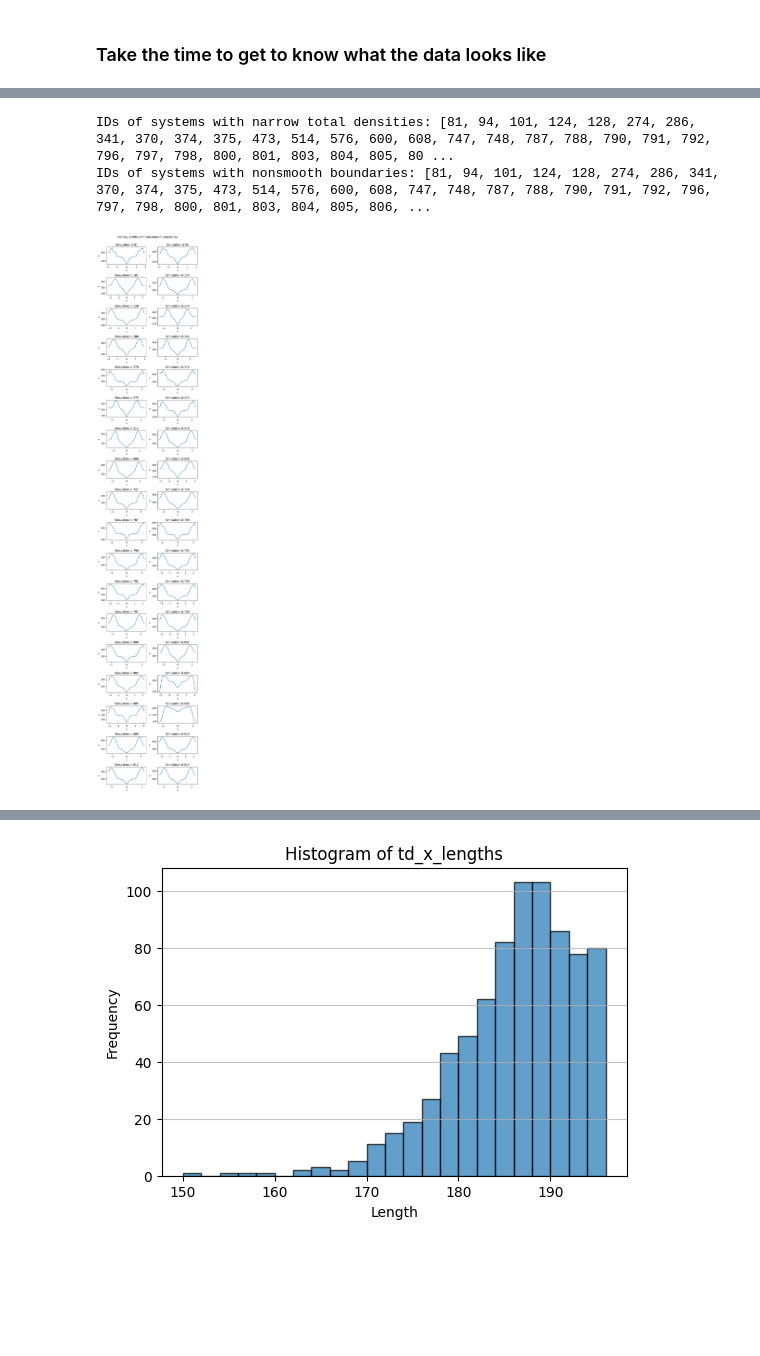
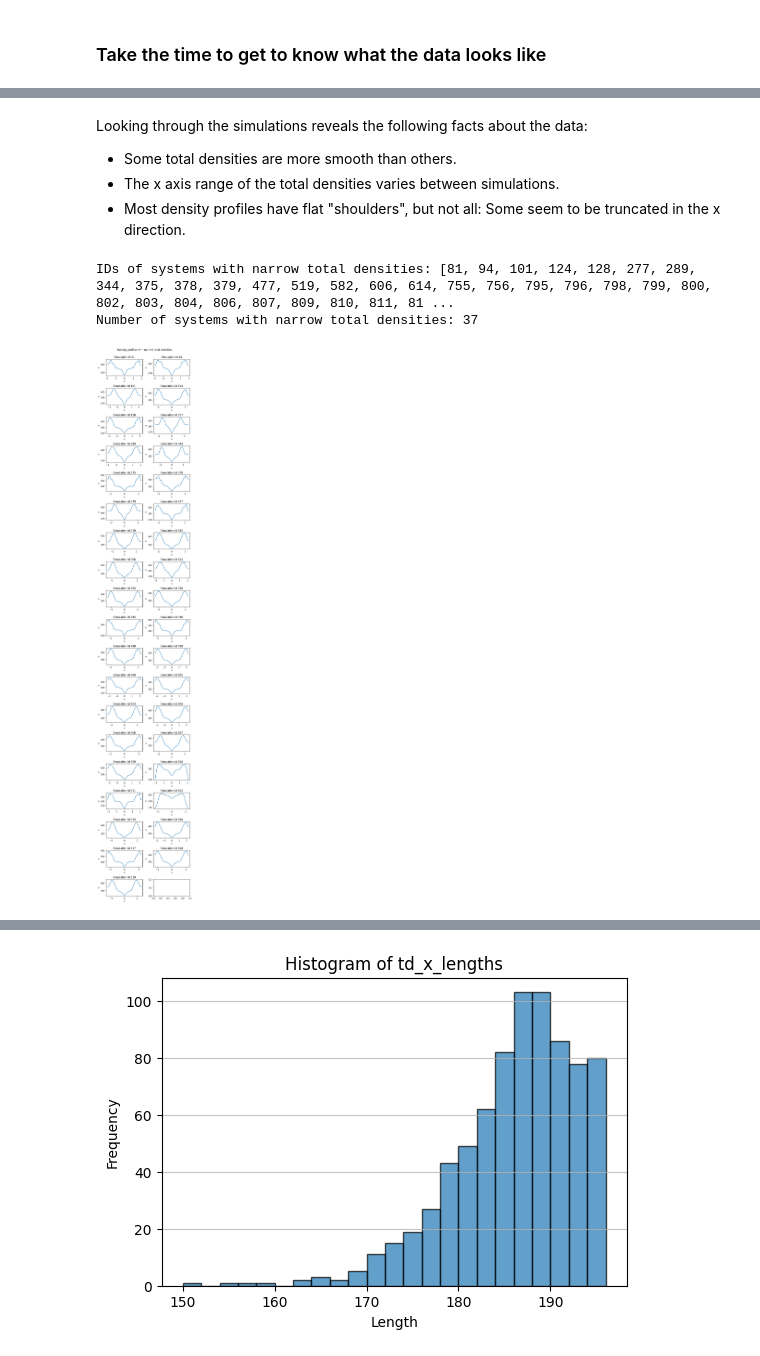
Before and after one commit to Simula-Consulting/NMRlipids, a Jupyter notebook: FormFactor_to_TotalDensity_model_training_walkthrough.ipynb, the cells around one changed output, grey strips where cells are left out. Drawn from its saved outputs; the diff is of its cells as text; code cells hidden in the pictures; blank space fills up the shorter version.

Commit message:
Correcet indexes of systems

```diff
--- a/FormFactor_to_TotalDensity_model_training_walkthrough.ipynb
+++ b/FormFactor_to_TotalDensity_model_training_walkthrough.ipynb
@@ -116,36 +128,33 @@ Number of form factor and total density pairs: 774
 # %%
 # Visualize form factors and total density profiles
 # Rerun this block to cycle through different simulations
-#start_id = 76  # Or use this line to see specific simulations
+# start_of_plotting = 0  # Or use this line to reset the plot couinter
 
-if 'start_id' not in globals():
-    start_id = 0
+if 'start_of_plotting' not in globals():
+    start_of_plotting = 0
 
 # # Plot four density profiles
 ff_fig, ff_axs = plt.subplots(nrows=2, ncols=2)
-#plt.suptitle("Form factors of simulations " + str(start_id) + " to " + str(start_id+3))
+#plt.suptitle("Form factors of simulations " + str(start_of_plotting) + " to " + str(start_of_plotting+3))
 ff_axs = ff_axs.flatten()
 
 td_fig, td_axs = plt.subplots(nrows=2, ncols=2)
-#plt.suptitle("Density profiles of simulations " + str(start_id) + " to " + str(start_id+3))
+#plt.suptitle("Density profiles of simulations " + str(start_of_plotting) + " to " + str(start_of_plotting+3))
 td_axs = td_axs.flatten()
 
-simulation_counter = 0
 plot_index = 0
-for x_vector, y_vector, ff_vector in zip(all_td_x, all_td_y, all_ff):
-    if simulation_counter >= start_id:
+for plot_counter, (system_id, x_vector, y_vector, ff_vector) in enumerate(zip(system_ids, all_td_x, all_td_y, all_ff)):
+    if plot_counter >= start_of_plotting:
         ff_axs[plot_index].plot(ff_vector)
-        ff_axs[plot_index].set_title("Simulation id " + str(system_ids[simulation_counter]))
+        ff_axs[plot_index].set_title("Simulation id " + str(system_id))
         td_axs[plot_index].plot(x_vector, y_vector)
         td_axs[plot_index].set_xlabel("x")
         td_axs[plot_index].set_ylabel("y")
-        td_axs[plot_index].set_title("Simulation id " + str(system_ids[simulation_counter]))
+        td_axs[plot_index].set_title("Simulation id " + str(system_id))
         plot_index += 1
         if plot_index >= 4:
-            start_id = simulation_counter + 1
+            start_of_plotting = plot_counter + 1
             break
-    simulation_counter += 1
-    simulation_counter = 0 if simulation_counter >= N_experiments else simulation_counter
 ff_fig.tight_layout()
 td_fig.tight_layout()
 # %% [output]
@@ -154,38 +163,37 @@ td_fig.tight_layout()
+# %% [markdown]
+Looking through the simulations reveals the following facts about the data:
+- Some total densities are more smooth than others.
+- The x axis range of the total densities varies between simulations.
+- Most density profiles have flat "shoulders", but not all: Some seem to be truncated in the x direction.
 # %%
 # Find the systems with narrow x dimension
 narrow_limit = 2.9 # Many systems whose total density profiles are narrower than [-2.9, 2.9] seem to have nonsmooth periodic conditions that are not marked by errors
 narrow_td_systems = []
-simulation_counter = 0
-for simulation_counter, (x_vector, y_vector, ff_vector) in enumerate(zip(all_td_x, all_td_y, all_ff)):
+for system_id, x_vector, y_vector, ff_vector in zip(system_ids, all_td_x, all_td_y, all_ff):
     if max(x_vector) < narrow_limit:
-        narrow_td_systems.append(system_ids[simulation_counter])
+        narrow_td_systems.append(system_id)
 print("IDs of systems with narrow total densities:", narrow_td_systems)
-
-# These are identified as fine after visual inspection:
-narrow_but_fine_ids = [39, 49, 86, 180, 275, 349, 493, 511, 691, 707, 811]
-# Leaving these as problematic:
-pbc_systems = [elem for elem in narrow_td_systems if elem not in narrow_but_fine_ids]
-print("IDs of systems with nonsmooth boundaries:", pbc_systems)
+print("Number of systems with narrow total densities:", len(narrow_td_systems))
 # %% [output]
-IDs of systems with narrow total densities: [81, 94, 101, 124, 128, 274, 286, 341, 370, 374, 375, 473, 514, 576, 600, 608, 747, 748, 787, 788, 790, 791, 792, 796, 797, 798, 800, 801, 803, 804, 805, 80 ...
-IDs of systems with nonsmooth boundaries: [81, 94, 101, 124, 128, 274, 286, 341, 370, 374, 375, 473, 514, 576, 600, 608, 747, 748, 787, 788, 790, 791, 792, 796, 797, 798, 800, 801, 803, 804, 805, 806, ...
+IDs of systems with narrow total densities: [81, 94, 101, 124, 128, 277, 289, 344, 375, 378, 379, 477, 519, 582, 606, 614, 755, 756, 795, 796, 798, 799, 800, 802, 803, 804, 806, 807, 809, 810, 811, 81 ...
+Number of systems with narrow total densities: 37
 # %%
 # Plot density profiles with nonsmooth boundaries
-figrows = int(np.ceil(len(pbc_systems)/2))
+figrows = int(np.ceil(len(narrow_td_systems)/2))
 pbc_fig, td_axs = plt.subplots(nrows=figrows, ncols=2)
-plt.suptitle("Density profiles with nonsmooth boundaries")
+plt.suptitle("Density profiles with narrow total densities")
 td_axs = td_axs.flatten()
 
 plot_index = 0
-for simulation_counter, (x_vector, y_vector, ff_vector) in enumerate(zip(all_td_x, all_td_y, all_ff)):
-    if system_ids[simulation_counter] in pbc_systems:
+for system_id, x_vector, y_vector, ff_vector in zip(system_ids, all_td_x, all_td_y, all_ff):
+    if system_id in narrow_td_systems:
         td_axs[plot_index].plot(x_vector, y_vector)
         td_axs[plot_index].set_xlabel("x")
         td_axs[plot_index].set_ylabel("y")
-        td_axs[plot_index].set_title("Simulation id " + str(system_ids[simulation_counter]))
+        td_axs[plot_index].set_title("Simulation id " + str(system_id))
         plot_index += 1
 pbc_fig.set_figheight(2*figrows)
 pbc_fig.tight_layout(rect=[0, 0.03, 1, 0.98])
 # %% [output]
-[figure, old version]
+[figure, new version]
 # %%
```
Also changed, not shown: parts of 31 cells of this notebook, 1 other file.
